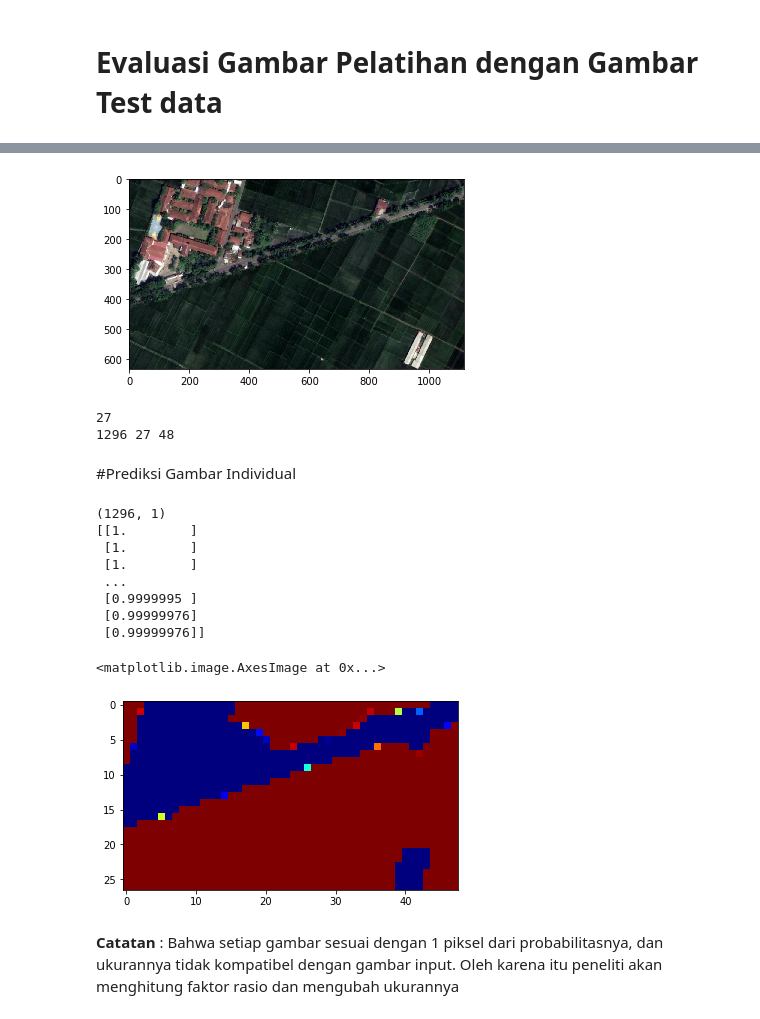
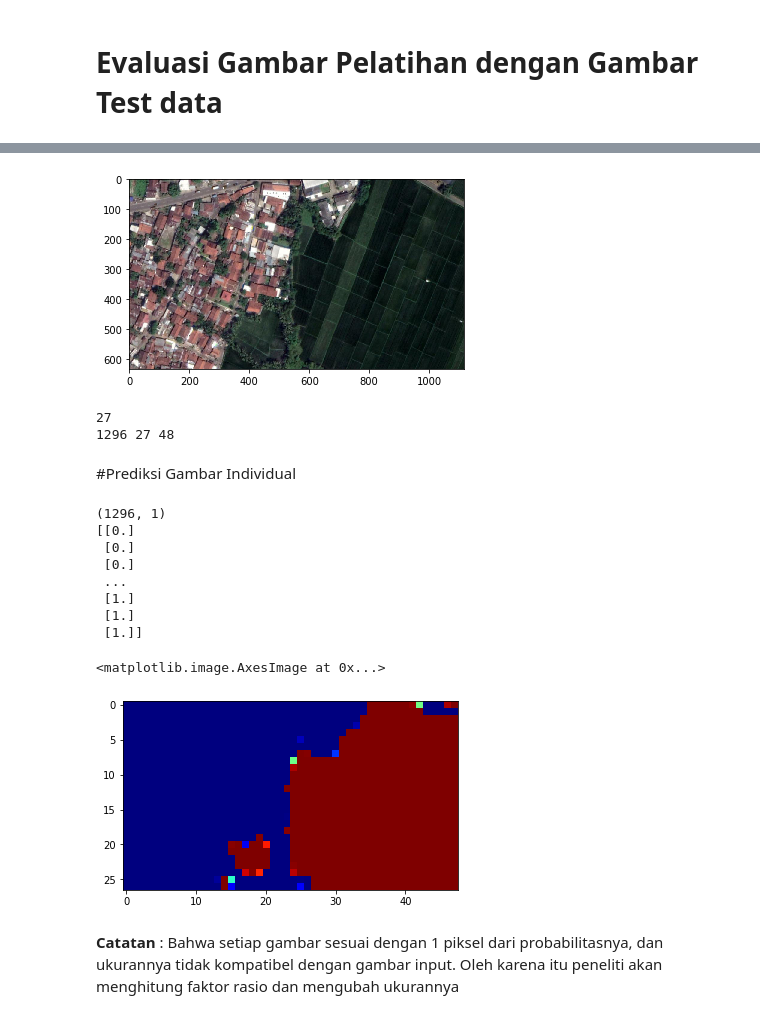
Before and after one commit to Gio1709/paddy, a Jupyter notebook: bamboopaddy_forest_detection.ipynb, the cells around one changed output, grey strips where cells are left out. Cells and saved outputs as stored; diff of their text form; code cells hidden in the pictures.

```diff
--- a/bamboopaddy_forest_detection.ipynb
+++ b/bamboopaddy_forest_detection.ipynb
@@ -306,33 +307,33 @@ print(model.evaluate(x= valid_x, y = valid_y))
 # %%
 #Membaca Gambar Test Data dan Menampilkannya
-img_path = "paddy/test/test_image1.jpg"
+img_path = "paddy/test/test_image.jpg"
 img = load_img(img_path)
 img = img_to_array(img)/255
 plt.imshow(img)
 plt.show()
 
 #Membuat subimages dengan patches menggunkan metode sliding windows
 patches = []
 windows = sw.generate(img, sw.DimOrder.HeightWidthChannel, 56, 0.6)
 for i,window in enumerate(windows):
     _img = img[window.indices()]
     patches.append(_img)
 patches = np.array(patches)
 
 #Mengecek total gambar dan banyaknya gambar yang terpasang pada height direction, maupun width direction
 n_total = len(windows)
 _x = 0
 for i,window in enumerate(windows):
     if _x != window.x:
         n_x = i
         print(n_x)
         break
     _x = window.x
 
 
 print(n_total,n_x,n_total//n_x)
 # %% [output]
-[figure, old version]
+[figure, new version]
 27
 1296 27 48
 # %% [markdown]
@@ -351,15 +352,15 @@ paddy = np.flip(paddy,axis=0)
 plt.imshow(paddy,cmap="jet")
 # %% [output]
 (1296, 1)
-[[1.        ]
- [1.        ]
- [1.        ]
+[[0.]
+ [0.]
+ [0.]
  ...
- [0.9999995 ]
- [0.99999976]
- [0.99999976]]
+ [1.]
+ [1.]
+ [1.]]
 <matplotlib.image.AxesImage at 0x...>
-[figure, old version]
+[figure, new version]
 # %% [markdown]
 **Catatan** :
 Bahwa setiap gambar sesuai dengan 1 piksel dari probabilitasnya, dan ukurannya tidak kompatibel dengan gambar input.
```
Also changed, not shown: parts of 10 cells of this notebook.
